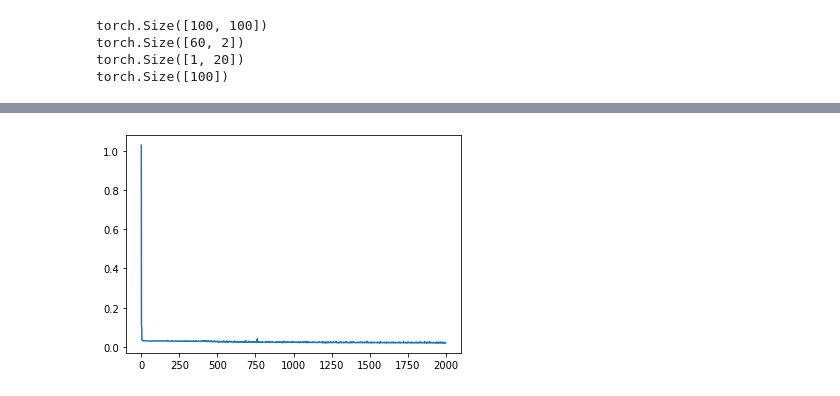
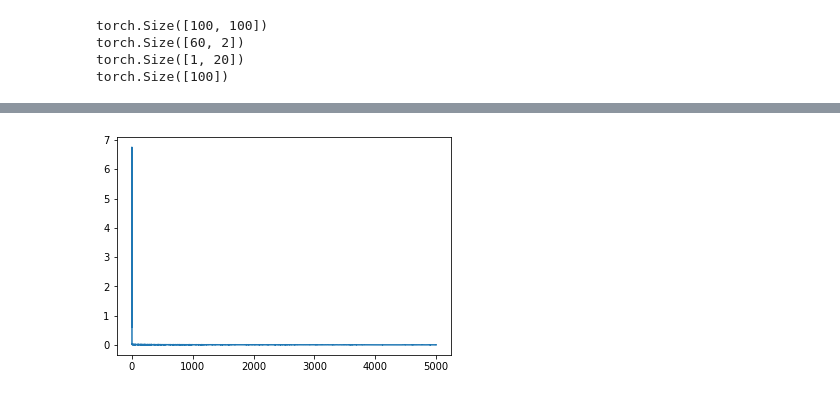
Before and after one commit to marshineer/HS_LabRot, a Jupyter notebook: drosophila_paper_V2.ipynb, the cells around one changed output, grey strips where cells are left out. Drawn from its saved outputs; the diff is of its cells as text; code cells hidden in the pictures.

```diff
--- a/drosophila_paper_V2.ipynb
+++ b/drosophila_paper_V2.ipynb
@@ -239,13 +246,13 @@ def cond_loss(vt, vt_opt, r_DAN, lam=0.1):
 # %%
 # Initialize the simulation constants
-# n_batch = 30
-n_batch = 10
-n_epochs = 2000
-# n_epochs = 100
+n_batch = 30
+# n_batch = 10
+n_epochs = 5000
+# n_epochs = 501
 T_int = 30
 T_stim = 2
 dt = 0.5
-stim_wts = torch.ones(n_batch, 12)
+stim_wts = torch.ones(n_batch, 22)
 stim_len = int(T_stim / dt)
 
 # Odor (CS) constants
@@ -255,6 +262,9 @@ KC_wts = torch.ones(n_batch, n_KC)
 # Context (US) constants
 n_ext = 2
 ext_wts = torch.ones(n_batch, n_ext)
+# Other parameters
+W_KC_MBON_max = 0.05
+n_MBON = 20
 
 # List to store losses
 loss_hist = []
@@ -262,6 +272,7 @@ loss_hist = []
 # Train first-order conditioning network
 time_int = torch.arange(0, T_int + dt/10, dt)
 n_ints = 2
+clip = 0.01
 for epoch in range(n_epochs):
     # Define the conditioned stimuli (CS) = odors
     r_KC_inds = torch.multinomial(KC_wts, n_ones)
@@ -273,7 +284,8 @@ for epoch in range(n_epochs):
     cs_trials = torch.multinomial(torch.ones(2), n_batch, replacement=True)
     # Define the unconditioned stimuli (US) = context
     r_ext = torch.multinomial(ext_wts, n_ext)
-    r_ext[cs_trials == 0] = 0
+#     r_ext[cs_trials == 0] = 0
+#     print(r_ext)
 
     # Randomly determine the time of each stimulus presentation
     stim_times = torch.multinomial(stim_wts, n_ints, replacement=True) + 10
@@ -282,51 +294,73 @@ for epoch in range(n_epochs):
     r_outs = []
     vts = []
     Wts = []
+    vals = []
 
     # Initial KC->MBON weight value
-    n_MBON = 20
-    W_KC_MBON = torch.ones((n_batch, n_MBON, n_KC)) * 0.05
+    W_KC_MBON = torch.ones((n_batch, n_MBON, n_KC)) * W_KC_MBON_max
+
+    # Determine whether CS or US are randomly omitted
+    p_omit = 0.5 # Fraction of trials with CS or US omitted (i.e (1-p) of CS+ trials)
+    omit_inds = torch.rand(n_batch) > p_omit
+#     omit_inds = torch.zeros(n_batch) > p_CSp
+    # If omitted, determine which one is omitted
+    p_omit_CS = 0.7 # Fraction of omitted trials being CS omitted
+    x_omit_CS = torch.rand(n_batch)
+    omit_CS_inds = torch.logical_and(omit_inds, x_omit_CS < p_omit_CS)
+    omit_US_inds = torch.logical_and(omit_inds, x_omit_CS > p_omit_CS)
 
     # For each interval
     for i in range(n_ints):
         # Define a binary CS and US time series to mulitply the inputs by
         time_CS = torch.zeros(n_batch, time_int.size()[0])
         time_US = torch.zeros_like(time_CS)
+        val_int = torch.zeros_like(time_CS)
         for b in range(n_batch):
-            stim_inds = stim_times[b, i] + torch.arange(stim_len)
-            time_CS[b, stim_inds] = 1
-            if i == 0:
+            if not omit_CS_inds[b]:
+                stim_inds = stim_times[b, i] + torch.arange(stim_len)
+                time_CS[b, stim_inds] = 1
+            if i == 0 and not omit_US_inds[b]:
                 stim_inds = stim_times[b, i] + torch.arange(stim_len) + stim_len
                 time_US[b, stim_inds] = 1
+            if i == 1 and not omit_inds[b]:
+                stim_inds = stim_times[b, i] + torch.arange(stim_len)
+                if r_ext[b, 0] == 1:
+                    val_int[b, stim_inds] = 1
+                else:
+                    val_int[b, stim_inds] = -1
+
+#             stim_inds = stim_times[b, i] + torch.arange(stim_len)
+#             time_CS[b, stim_inds] = 1
+#             if i == 0:
+#                 stim_inds = stim_times[b, i] + torch.arange(stim_len) + stim_len
+#                 time_US[b, stim_inds] = 1
+#             if i == 1 and cs_trials[b] == 1:
+#                 stim_inds = stim_times[b, i] + torch.arange(stim_len)
+#                 val_int[b, stim_inds] = 1
+# #                 if r_ext[b, 0] == 1:
+# #                     val_int[b, stim_inds] = 1
+# #                 else:
+# #                     val_int[b, stim_inds] = -1
+
         r_KCt = torch.einsum('bm, mbt -> bmt', r_KC, time_CS.repeat(n_KC, 1, 1))
         r_extt = torch.einsum('bm, mbt -> bmt', r_ext, time_US.repeat(n_ext, 1, 1))
 
         # Run the forward model
         r_int, W_KC_MBON_ls, vt = classic_net(r_KCt, r_extt, time_int, W0=W_KC_MBON, batch_size=n_batch)
-#         print(r_int[-1].shape)
-#         print(W_KC_MBON_ls[-1].shape)
-#         print(vt[-1].shape)
-#         print(len(r_int))
-#         print(len(W_KC_MBON_ls))
-#         print(len(vt))
-#         r_outs.append(r_int)
+        W_KC_MBON = W_KC_MBON_ls[-1]
         r_outs += r_int
         vts += vt
         Wts += W_KC_MBON_ls
-
-#     print(len(r_outs))
-#     print(len(vts))
-#     print(len(Wts))
+        vals.append(val_int)
 
     # Concatenate the activities and valences
-#     r_out_epoch = torch.cat((r_outs[0], r_outs[1]), dim=2)
-#     vt_epoch = torch.cat((vts[0], vts[1]), dim=1)
     r_out_epoch = torch.stack(r_outs, dim=-1)
     vt_epoch = torch.stack(vts, dim=-1)
     Wt_epoch = torch.stack(Wts, dim=-1)
+    vt_opt = torch.cat((vals[0], vals[1]), dim=-1)
 
     # Define the target valence
-    vt_opt = torch.cat((torch.zeros_like(time_CS), time_CS), dim=1)
+#     vt_opt = torch.cat((torch.zeros_like(time_CS), time_CS), dim=1)
 
     # Calculate the loss
 #     print(vt_epoch.shape)
@@ -338,12 +372,22 @@ for epoch in range(n_epochs):
     optimizer.zero_grad()
 #     torch.autograd.set_detect_anomaly(True)
     loss.backward()
+#     total_norm = 0
+#     for param in classic_net.parameters():
+#         param_norm = param.grad.data.norm(2)
+#         total_norm += param_norm.item()**2
+#     print(total_norm**(1 / 2))
+    torch.nn.utils.clip_grad_norm_(classic_net.parameters(), clip)
     optimizer.step()
 
     # Print an update
-    if epoch % 1000 == 0:
+    if epoch % 500 == 0:
         print(epoch, loss.item())
     loss_hist.append(loss.item())
 
 plt.plot(loss_hist);
+
+# https://discuss.pytorch.org/t/proper-way-to-do-gradient-clipping/191/13
+# https://towardsdatascience.com/what-is-gradient-clipping-b8e815cdfb48
+# https://discuss.pytorch.org/t/check-the-norm-of-gradients/27961
 # %% [output]
@@ -352 +404 @@ plt.plot(loss_hist);
-[figure, old version]
+[figure, new version]
```
Also changed, not shown: parts of 8 cells of this notebook.
